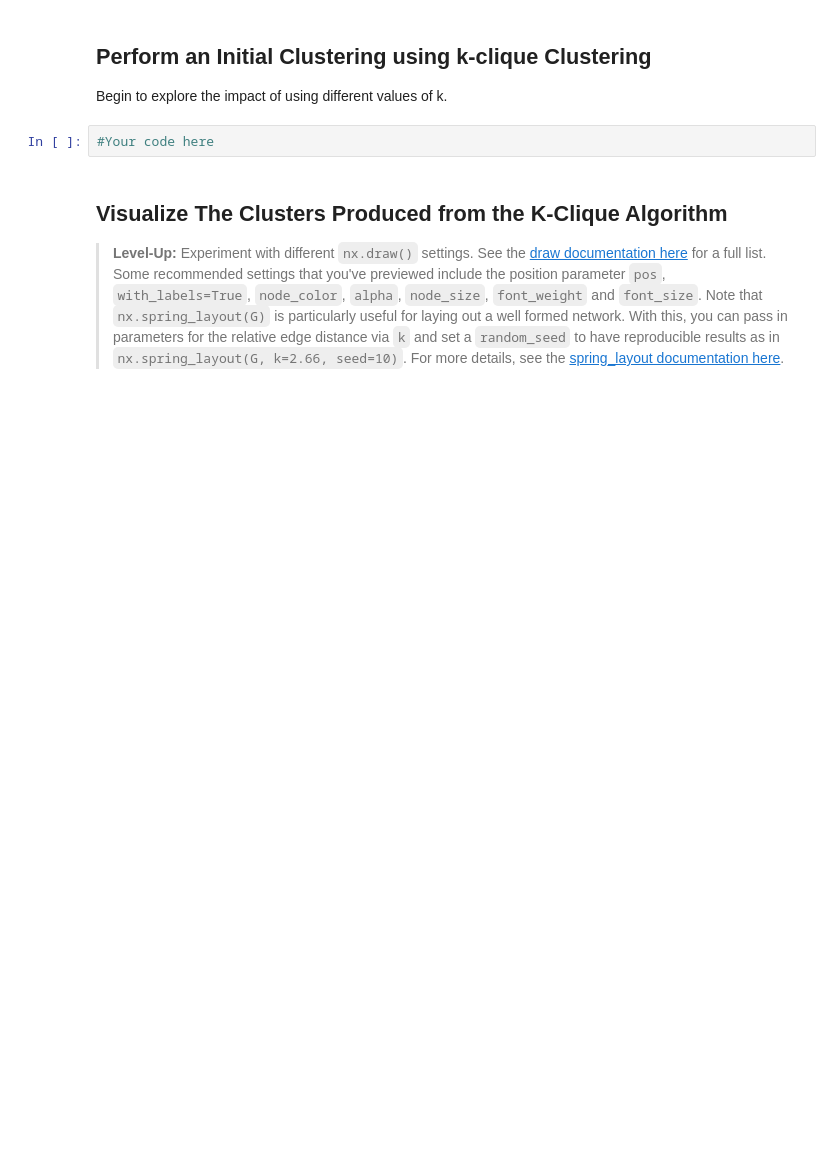
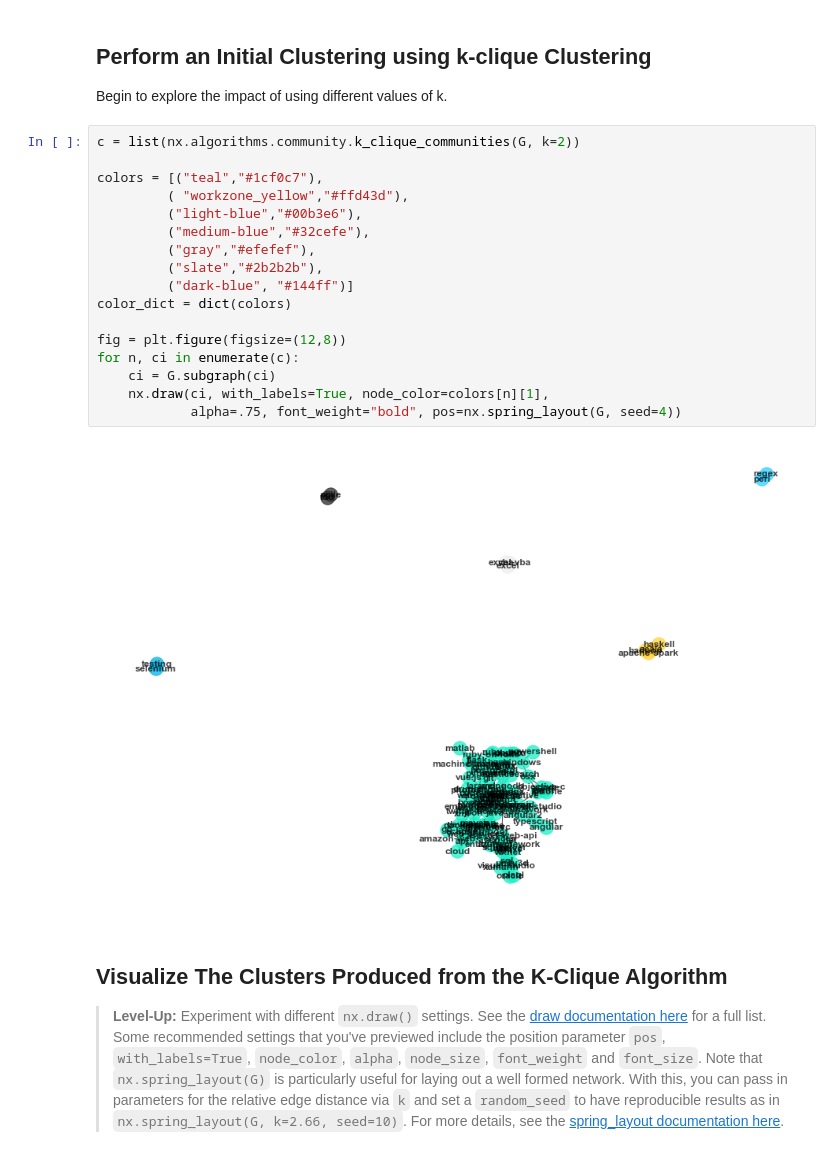
Before and after one commit to nikolholicka/curriculum, a Jupyter notebook: mod6/section42/dsc-network-clustering-lab-online-ds-pt-041519/index.ipynb, the cells around one changed output. Drawn from its saved outputs; the diff is of its cells as text; blank space fills up the shorter version.

```diff
--- a/mod6/section42/dsc-network-clustering-lab-online-ds-pt-041519/index.ipynb
+++ b/mod6/section42/dsc-network-clustering-lab-online-ds-pt-041519/index.ipynb
@@ -33,8 +58,25 @@ Next, create an initial visualization of the network.
 ## Perform an Initial Clustering using k-clique Clustering
 
 Begin to explore the impact of using different values of k.
-# %%
-#Your code here
+# %%
+c = list(nx.algorithms.community.k_clique_communities(G, k=2))
+
+colors = [("teal","#1cf0c7"),
+         ( "workzone_yellow","#ffd43d"),
+         ("light-blue","#00b3e6"),
+         ("medium-blue","#32cefe"),
+         ("gray","#efefef"),
+         ("slate","#2b2b2b"),
+         ("dark-blue", "#144ff")]
+color_dict = dict(colors)
+
+fig = plt.figure(figsize=(12,8))
+for n, ci in enumerate(c):
+    ci = G.subgraph(ci)
+    nx.draw(ci, with_labels=True, node_color=colors[n][1],
+            alpha=.75, font_weight="bold", pos=nx.spring_layout(G, seed=4))
+# %% [output]
+[figure, added]
 # %% [markdown]
 ## Visualize The Clusters Produced from the K-Clique Algorithm
 
```
Also changed, not shown: parts of 12 cells of this notebook, 1 other file.
